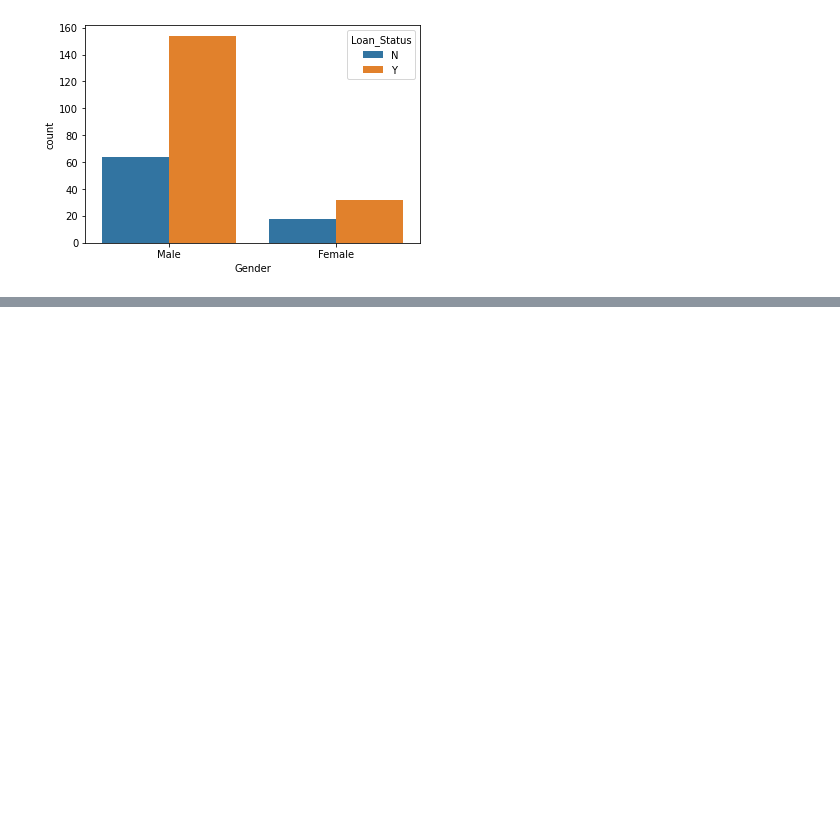
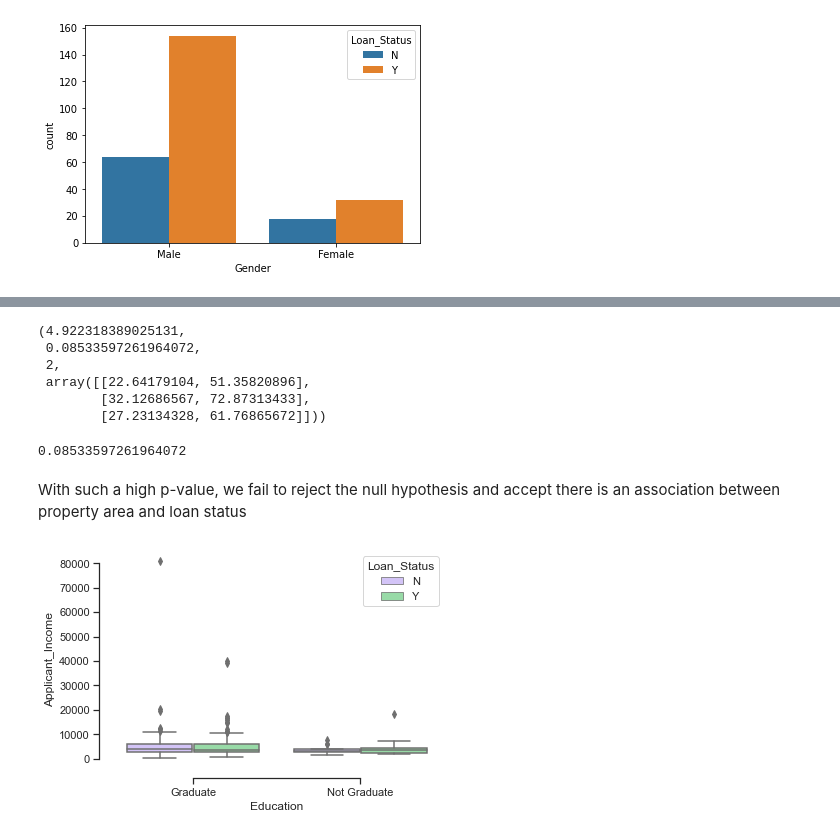
Before and after one commit to SLawsonWoods/Loan_Status_Classification_Project, a Jupyter notebook: my_project.ipynb, the cells around one changed output, grey strips where cells are left out. Saved outputs shown, nothing was run; the diff lists cells and outputs as text; code cells hidden in the pictures; blank space fills up the shorter version.

```diff
--- a/my_project.ipynb
+++ b/my_project.ipynb
@@ -259,0 +315,28 @@ ValueError: could not convert string to float: 'LP001003'
+# %%
+test_results = stats.chi2_contingency(contingency_table)
+test_results
+# %% [output]
+(4.922318389025131,
+ 0.08533597261964072,
+ 2,
+ array([[22.64179104, 51.35820896],
+        [32.12686567, 72.87313433],
+        [27.23134328, 61.76865672]]))
+# %%
+_, p, _, expected = test_results
+p
+# %% [output]
+0.08533597261964072
+# %% [markdown]
+With such a high p-value, we fail to reject the null hypothesis and accept there is an association between property area and loan status
+# %%
+sns.set_theme(style="ticks", palette="pastel")
+
+
+# Draw a nested boxplot to show bills by day and time
+sns.boxplot(x="Education", y="Applicant_Income",
+            hue="Loan_Status", palette=["m", "g"],
+            data=train)
+sns.despine(offset=10, trim=True)
+# %% [output]
+[figure, added]
```
Also changed, not shown: parts of 44 cells of this notebook, 1 other file.
